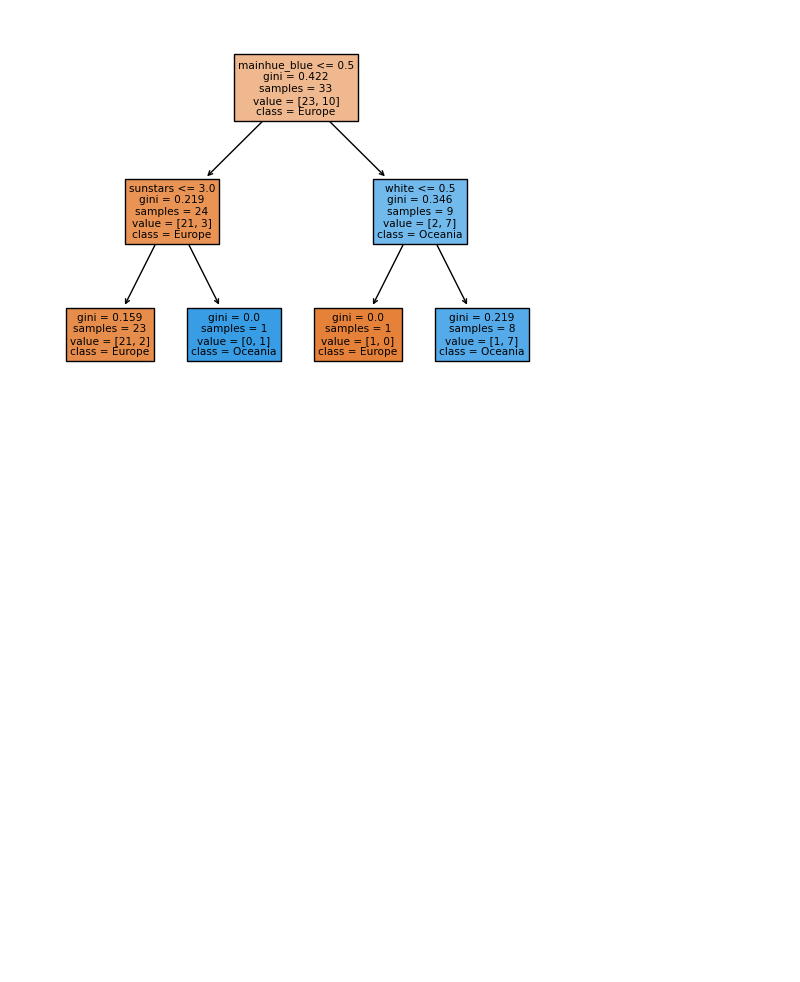
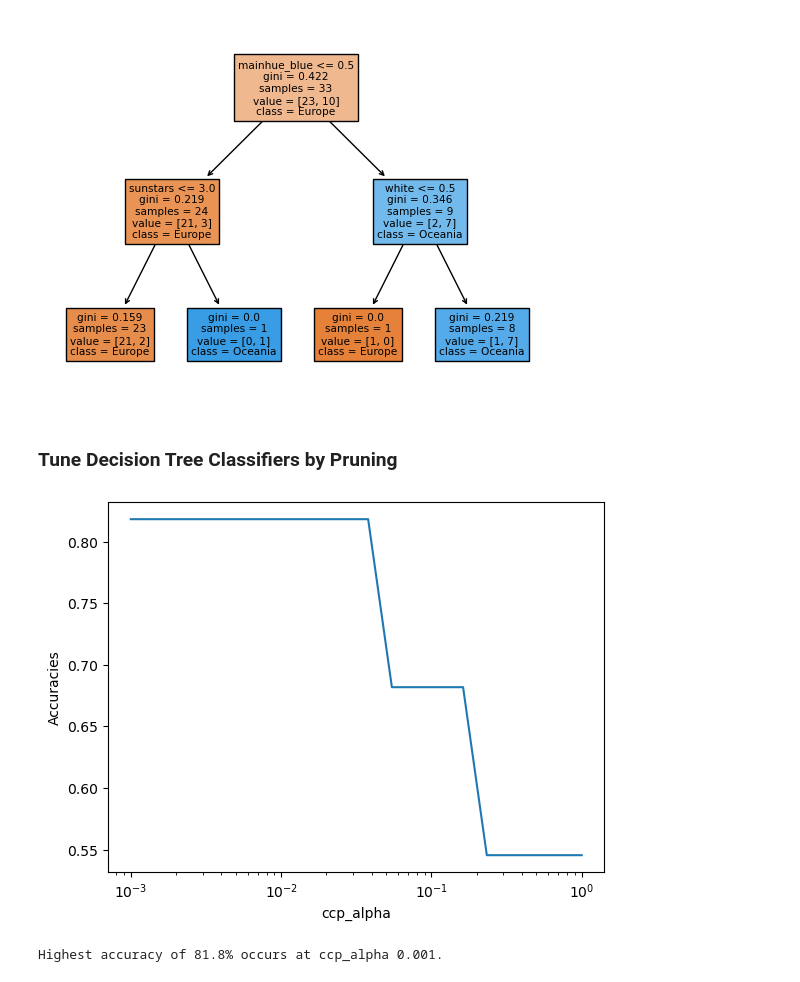
Before and after one commit to fatemehaa/DS-ML-Git-Projects, a Jupyter notebook: Find the Flag!/Find the flag.ipynb, the cells around one changed output. Drawn from its saved outputs; the diff is of its cells as text; code cells hidden in the pictures; blank space fills up the shorter version.

Commit message:
Tuned decision tree classifier by pruning

```diff
--- a/Find the Flag!/Find the flag.ipynb
+++ b/Find the Flag!/Find the flag.ipynb
@@ -129,3 +129,30 @@ tree.plot_tree(dt, feature_names=train_data.columns.tolist(),
 plt.show()
 # %% [output]
 [figure]
+# %% [markdown]
+### Tune Decision Tree Classifiers by Pruning
+# %%
+# Create a new list for the accuracy values of a pruned decision tree.
+# Loop through the values of ccp and append the scores to the list.
+acc_pruned = []
+ccp = np.logspace(-3, 0, num=20)
+for i in ccp:
+    dt_prune = DecisionTreeClassifier(random_state=1, max_depth=best_depth,
+                                      ccp_alpha=i).fit(train_data, train_labels)
+    acc_pruned.append(dt_prune.score(test_data, test_labels))
+# %%
+# Plot the new tree accuracies
+plt.plot(ccp, acc_pruned)
+plt.xscale('log')
+plt.xlabel('ccp_alpha')
+plt.ylabel('Accuracies')
+plt.show()
+# %% [output]
+[figure, added]
+# %%
+# Find the largest accuracy and the ccp value this occurs
+max_acc_pruned = np.max(acc_pruned)
+best_ccp = ccp[np.argmax(acc_pruned)]
+print(f'Highest accuracy of {round(max_acc_pruned, 3)*100}% occurs at ccp_alpha {best_ccp}.')
+# %% [output]
+Highest accuracy of 81.8% occurs at ccp_alpha 0.001.
```
Also changed, not shown: parts of 2 cells of this notebook.
